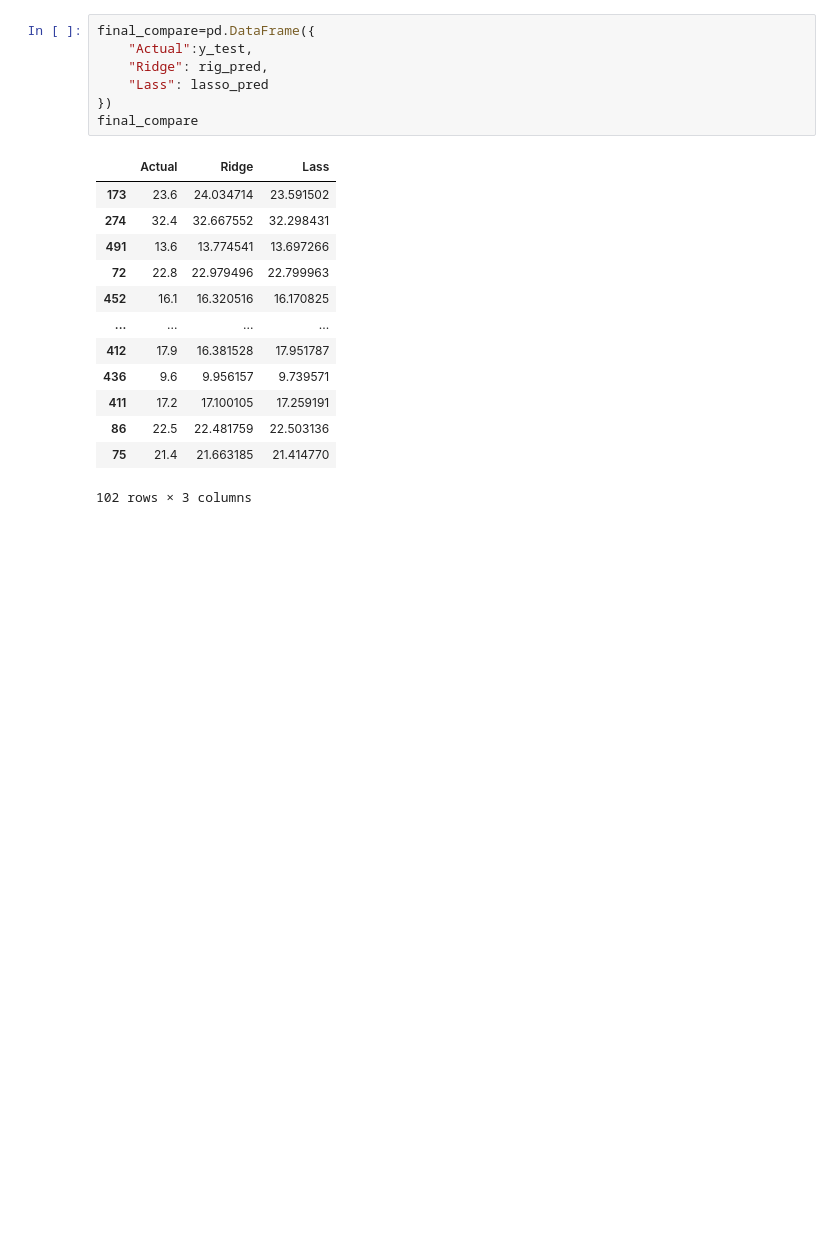
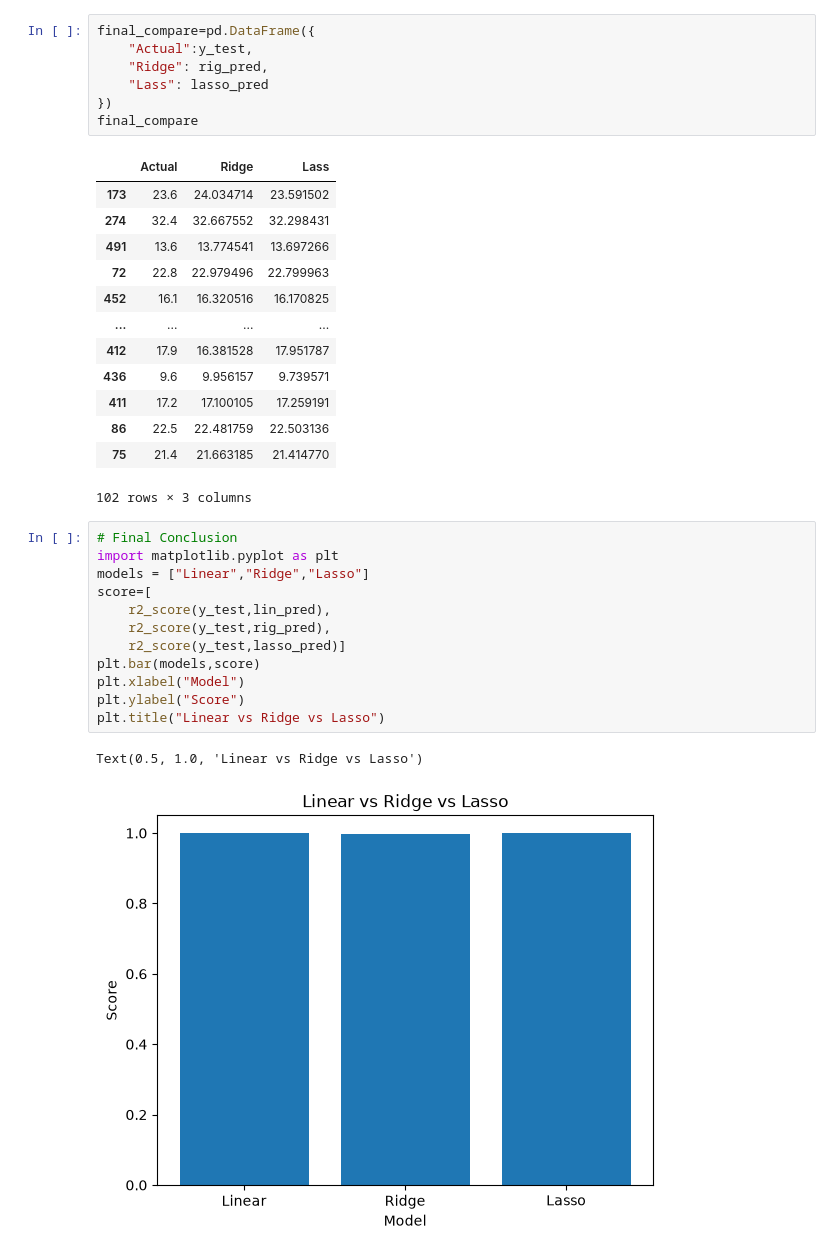
Before and after one commit to Mayank2014l/Training-Questions, a Jupyter notebook: 94.overfitting.ipynb, the cells around one changed output. Cells and saved outputs as stored; diff of their text form; blank space fills up the shorter version.

```diff
--- a/94.overfitting.ipynb
+++ b/94.overfitting.ipynb
@@ -465,3 +465,18 @@ final_compare
 | 86 | 22.5 | 22.481759 | 22.503136 |
 | 75 | 21.4 | 21.663185 | 21.414770 |
 102 rows × 3 columns
+# %%
+# Final Conclusion
+import matplotlib.pyplot as plt
+models = ["Linear","Ridge","Lasso"]
+score=[
+    r2_score(y_test,lin_pred),
+    r2_score(y_test,rig_pred),
+    r2_score(y_test,lasso_pred)]
+plt.bar(models,score)
+plt.xlabel("Model")
+plt.ylabel("Score")
+plt.title("Linear vs Ridge vs Lasso")
+# %% [output]
+Text(0.5, 1.0, 'Linear vs Ridge vs Lasso')
+[figure, added]
```
Also changed, not shown: parts of 2 cells of this notebook, 13 other files.
